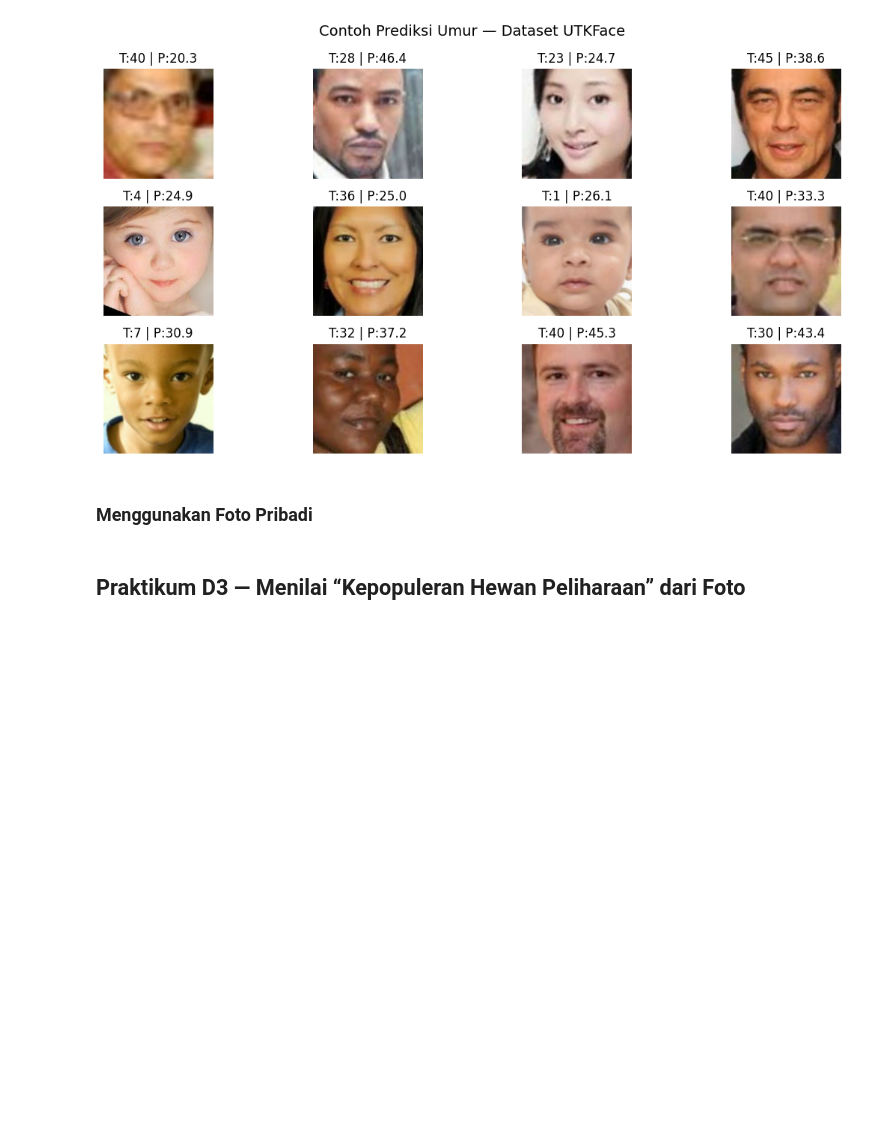
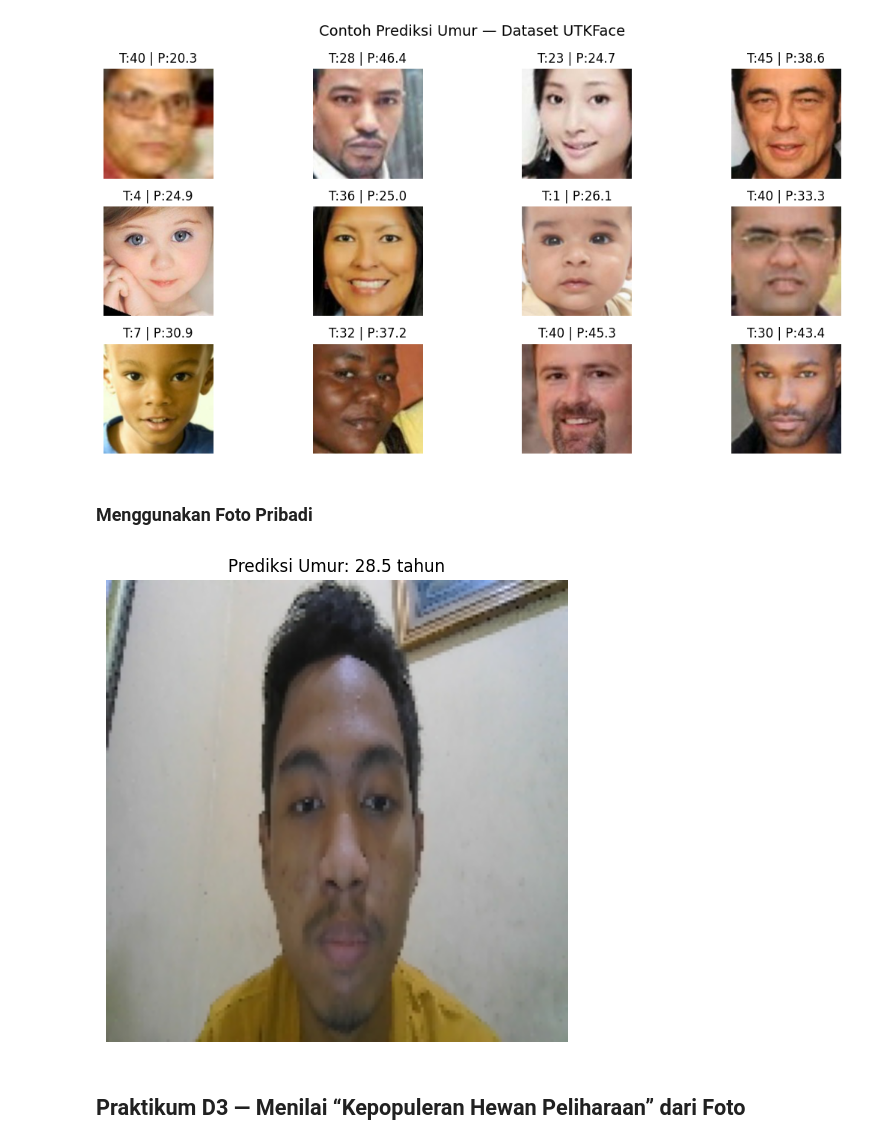
Before and after one commit to Dhlih/Visi_Komputer_SMT3, a Jupyter notebook: Jobsheet3.ipynb, the cells around one changed output. Drawn from its saved outputs; the diff is of its cells as text; code cells hidden in the pictures; blank space fills up the shorter version.

```diff
--- a/Jobsheet3.ipynb
+++ b/Jobsheet3.ipynb
@@ -461,6 +475,23 @@ plt.show()
 [figure]
 # %% [markdown]
 ### Menggunakan Foto Pribadi
+# %%
+img_path = "/content/me.jpg"
+img = tf.io.read_file(img_path)
+img = tf.image.decode_jpeg(img, channels=3)
+img = tf.image.resize(img, (IMG_SIZE, IMG_SIZE))
+img = preprocess_input(img)
+
+pred_age = model.predict(tf.expand_dims(img, 0), verbose=0).ravel()[0] # nambah satu dimensi di awal (batch) | ravel untuk ngubah dari 2d ke 1d
+
+plt.figure(figsize=(6,6))
+plt.imshow(tf.cast((img + 1) * 127.5, tf.uint8))  # tampilkan kembali warnanya
+plt.axis("off")
+plt.title(f"Prediksi Umur: {pred_age:.1f} tahun")
+
+plt.show()
+# %% [output]
+[figure, added]
 # %% [markdown]
 ## Praktikum D3 — Menilai “Kepopuleran Hewan Peliharaan” dari Foto
 # %% [markdown]
```
Also changed, not shown: parts of 17 cells of this notebook.
